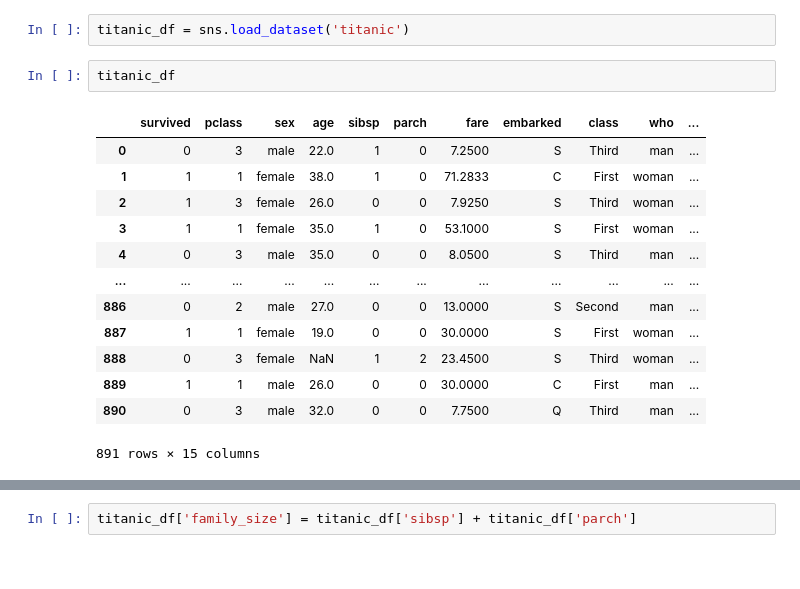
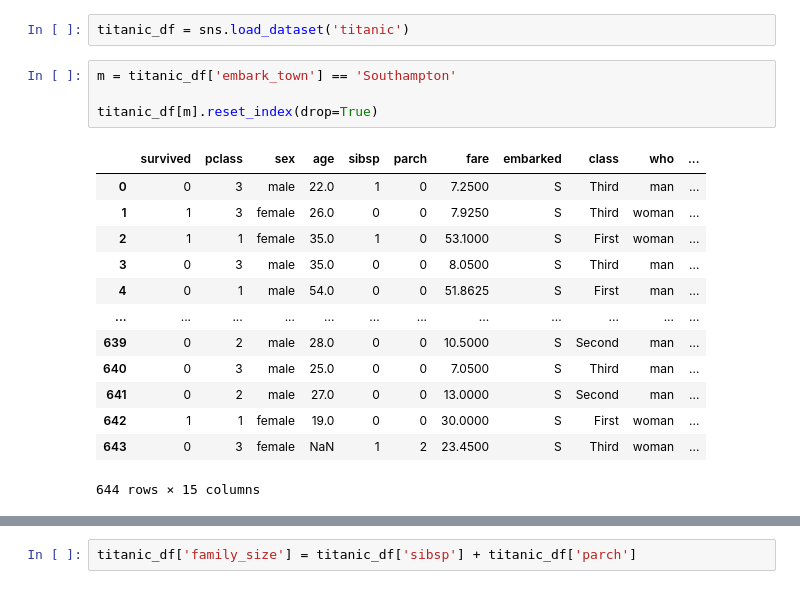
Before and after one commit to bipin-a/aidi-1100, a Jupyter notebook: lecture_material/Week6.ipynb, the cells around one changed output, grey strips where cells are left out. Cells and saved outputs as stored; diff of their text form.

```diff
--- a/lecture_material/Week6.ipynb
+++ b/lecture_material/Week6.ipynb
@@ -472,18 +679,20 @@ import pandas as pd
 # %%
 titanic_df = sns.load_dataset('titanic')
 # %%
-titanic_df
+m = titanic_df['embark_town'] == 'Southampton'
+
+titanic_df[m].reset_index(drop=True)
 # %% [output]
 |  | survived | pclass | sex | age | sibsp | parch | fare | embarked | class | who | ... |
 | 0 | 0 | 3 | male | 22.0 | 1 | 0 | 7.2500 | S | Third | man | ... |
-| 1 | 1 | 1 | female | 38.0 | 1 | 0 | 71.2833 | C | First | woman | ... |
-| 2 | 1 | 3 | female | 26.0 | 0 | 0 | 7.9250 | S | Third | woman | ... |
-| 3 | 1 | 1 | female | 35.0 | 1 | 0 | 53.1000 | S | First | woman | ... |
-| 4 | 0 | 3 | male | 35.0 | 0 | 0 | 8.0500 | S | Third | man | ... |
+| 1 | 1 | 3 | female | 26.0 | 0 | 0 | 7.9250 | S | Third | woman | ... |
+| 2 | 1 | 1 | female | 35.0 | 1 | 0 | 53.1000 | S | First | woman | ... |
+| 3 | 0 | 3 | male | 35.0 | 0 | 0 | 8.0500 | S | Third | man | ... |
+| 4 | 0 | 1 | male | 54.0 | 0 | 0 | 51.8625 | S | First | man | ... |
 | ... | ... | ... | ... | ... | ... | ... | ... | ... | ... | ... | ... |
-| 886 | 0 | 2 | male | 27.0 | 0 | 0 | 13.0000 | S | Second | man | ... |
-| 887 | 1 | 1 | female | 19.0 | 0 | 0 | 30.0000 | S | First | woman | ... |
-| 888 | 0 | 3 | female | NaN | 1 | 2 | 23.4500 | S | Third | woman | ... |
-| 889 | 1 | 1 | male | 26.0 | 0 | 0 | 30.0000 | C | First | man | ... |
-| 890 | 0 | 3 | male | 32.0 | 0 | 0 | 7.7500 | Q | Third | man | ... |
+| 639 | 0 | 2 | male | 28.0 | 0 | 0 | 10.5000 | S | Second | man | ... |
+| 640 | 0 | 3 | male | 25.0 | 0 | 0 | 7.0500 | S | Third | man | ... |
+| 641 | 0 | 2 | male | 27.0 | 0 | 0 | 13.0000 | S | Second | man | ... |
+| 642 | 1 | 1 | female | 19.0 | 0 | 0 | 30.0000 | S | First | woman | ... |
+| 643 | 0 | 3 | female | NaN | 1 | 2 | 23.4500 | S | Third | woman | ... |
-891 rows × 15 columns
+644 rows × 15 columns
```
Also changed, not shown: parts of 133 cells of this notebook.
